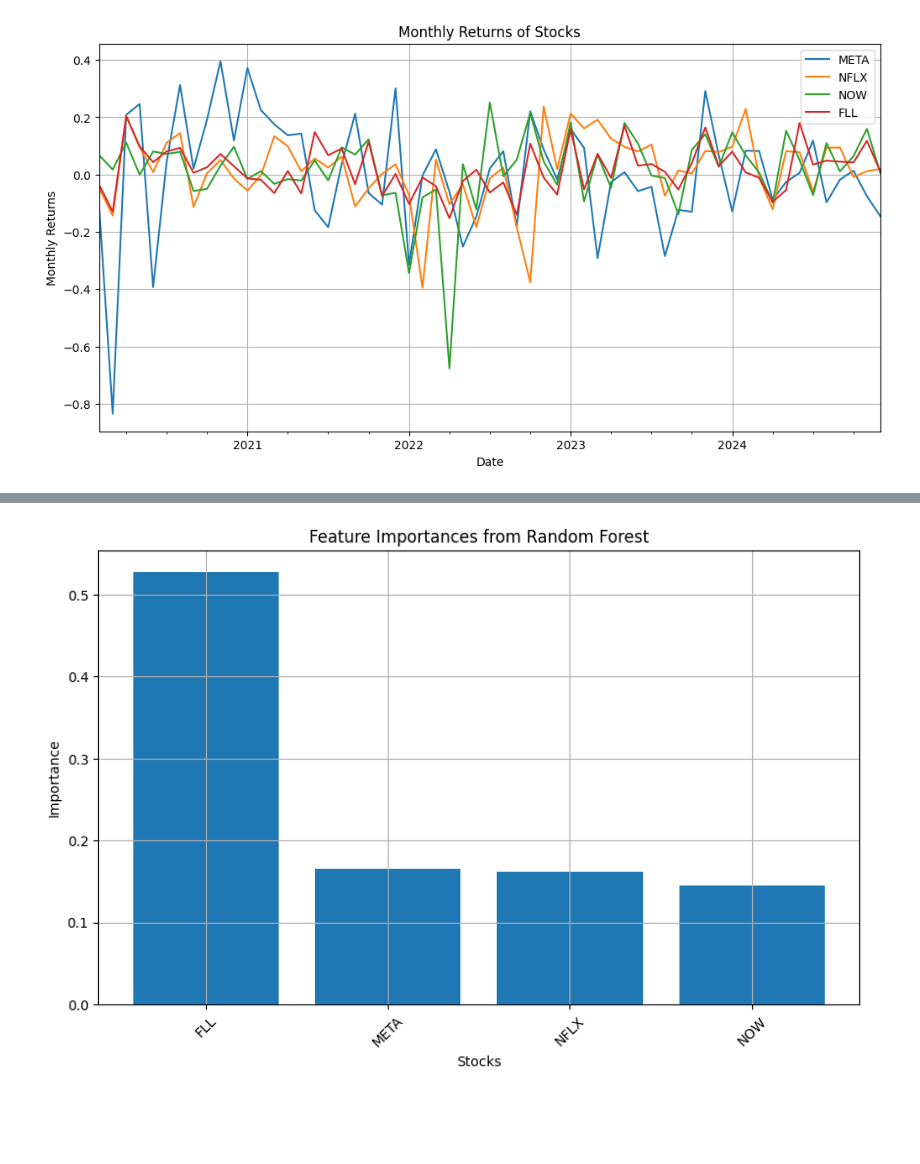
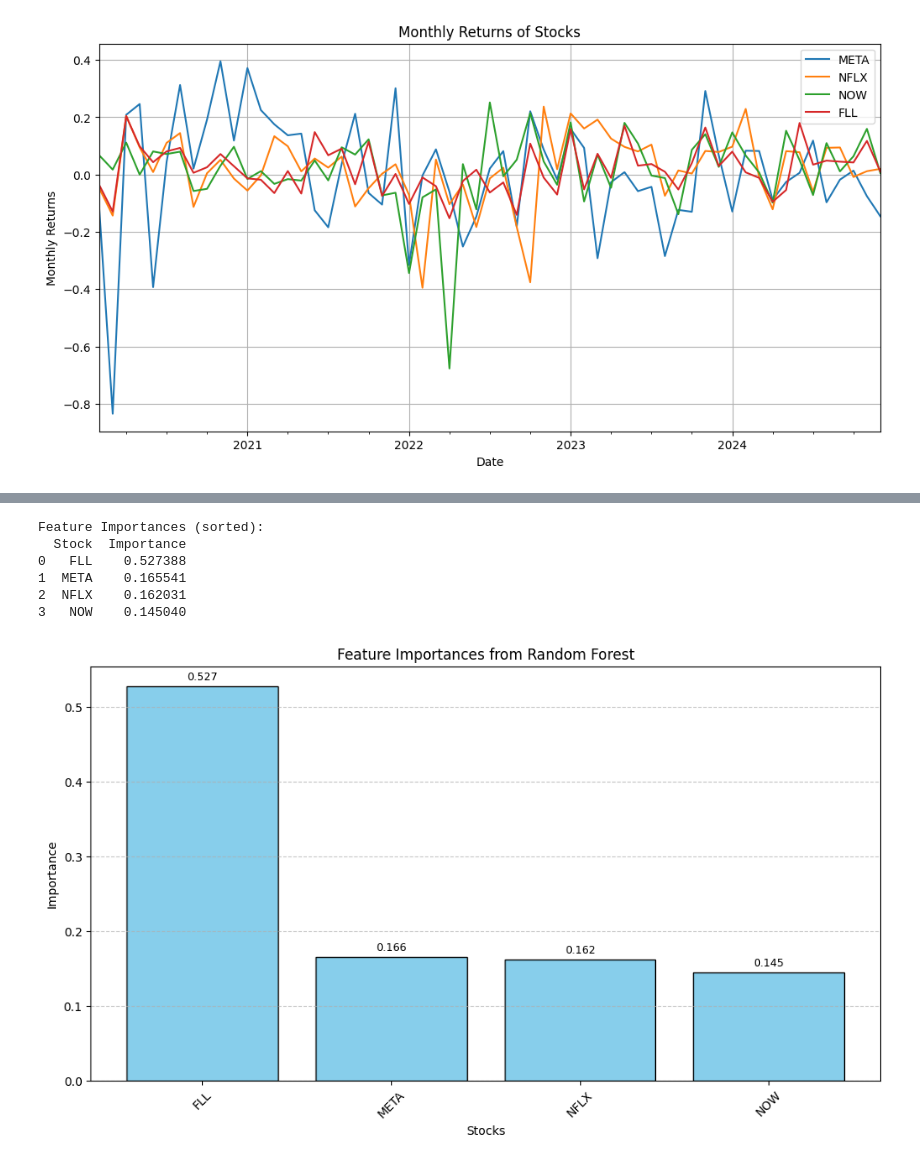
Before and after one commit to a4kulshr/quantaco, a Jupyter notebook: Political trading/polstocks.ipynb, the cells around one changed output, grey strips where cells are left out. Cells and saved outputs as stored; diff of their text form; code cells hidden in the pictures; blank space fills up the shorter version.

```diff
--- a/Political trading/polstocks.ipynb
+++ b/Political trading/polstocks.ipynb
@@ -112,15 +112,41 @@ Date
-# %%
-#plot the importance of each stock
-importances = rf_model.feature_importances_
-feature_names = price_series.columns
-indices = np.argsort(importances)[::-1]
-plt.figure(figsize=(10, 6))
-plt.bar(range(len(importances)), importances[indices], align='center')
-plt.xticks(range(len(importances)), feature_names[indices], rotation=45)
-plt.title('Feature Importances from Random Forest')
-plt.xlabel('Stocks')
-plt.ylabel('Importance')
-plt.grid()
-plt.show()
-# %% [output]
-[figure, removed]
+# %%
+# Improved feature importance matrix visualization and debug output
+
+importances = rf_model.feature_importances_
+feature_names = price_series.columns
+
+# Create a DataFrame for better inspection and sorting
+importance_df = pd.DataFrame({
+    'Stock': feature_names,
+    'Importance': importances
+}).sort_values(by='Importance', ascending=False).reset_index(drop=True)
+
+# Print the importance matrix for debugging
+print("Feature Importances (sorted):")
+print(importance_df)
+
+# Enhanced bar plot with value annotations
+plt.figure(figsize=(10, 6))
+bars = plt.bar(importance_df['Stock'], importance_df['Importance'], color='skyblue', edgecolor='black')
+plt.title('Feature Importances from Random Forest')
+plt.xlabel('Stocks')
+plt.ylabel('Importance')
+plt.grid(axis='y', linestyle='--', alpha=0.7)
+
+# Annotate bars with importance values
+for bar in bars:
+    height = bar.get_height()
+    plt.annotate(f'{height:.3f}', xy=(bar.get_x() + bar.get_width() / 2, height),
+                 xytext=(0, 3), textcoords="offset points", ha='center', va='bottom', fontsize=9)
+
+plt.xticks(rotation=45)
+plt.tight_layout()
+plt.show()
+# %% [output]
+Feature Importances (sorted):
+  Stock  Importance
+0   FLL    0.527388
+1  META    0.165541
+2  NFLX    0.162031
+3   NOW    0.145040
+[figure, added]
```
Also changed, not shown: parts of 6 cells of this notebook, 6 other files.
